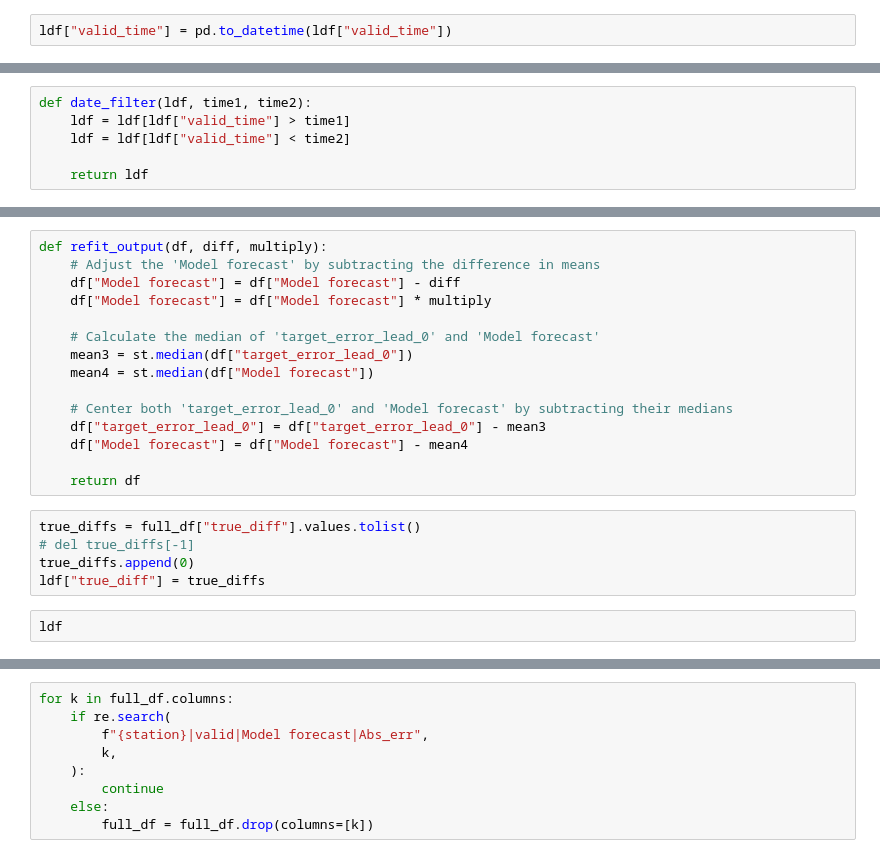
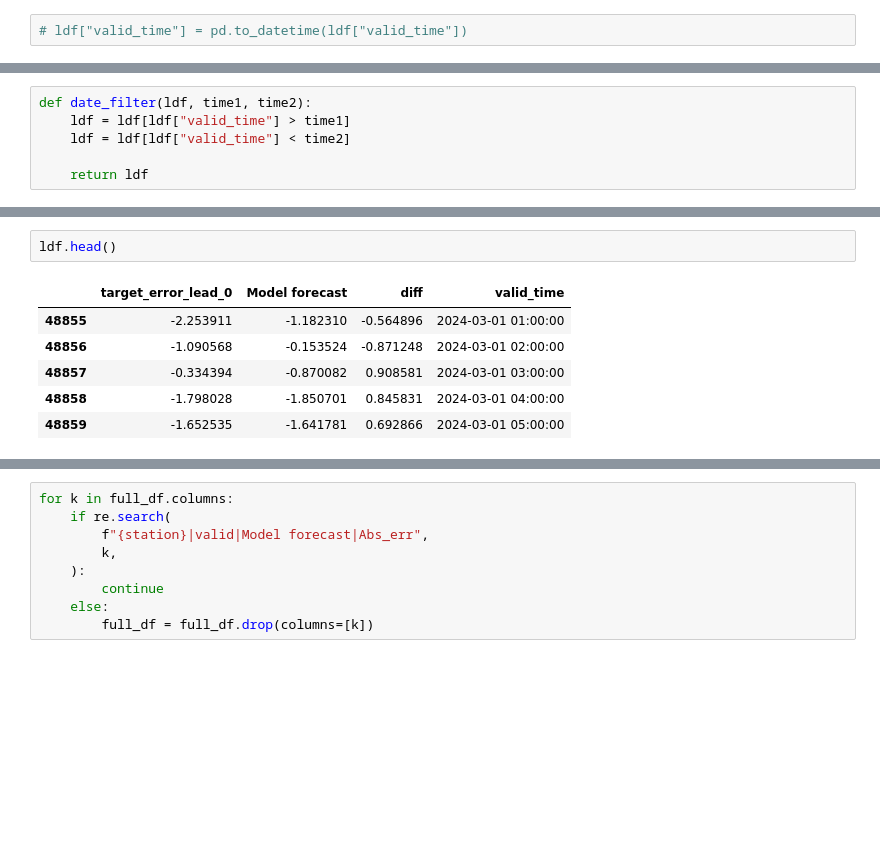
Before and after one commit to shmaronshmevans/nwp_bias, a Jupyter notebook: src/machine_learning/notebooks/visualize_error_metrics.ipynb, the cells around one changed output, grey strips where cells are left out. Cells and saved outputs as stored; diff of their text form; blank space fills up the shorter version.

```diff
--- a/src/machine_learning/notebooks/visualize_error_metrics.ipynb
+++ b/src/machine_learning/notebooks/visualize_error_metrics.ipynb
@@ -64,7 +76,7 @@ def which_fold(df, fold):
 
     return df_train["valid_time"], df_test["valid_time"], df_val["valid_time"]
 # %%
-ldf["valid_time"] = pd.to_datetime(ldf["valid_time"])
+# ldf["valid_time"] = pd.to_datetime(ldf["valid_time"])
 # %%
 df_train, df_test, df_val = which_fold(ldf, 4)
 # %%
@@ -420,22 +245,9 @@ def find_linear_coefficients(df):
-# %%
-def refit_output(df, diff, multiply):
-    # Adjust the 'Model forecast' by subtracting the difference in means
-    df["Model forecast"] = df["Model forecast"] - diff
-    df["Model forecast"] = df["Model forecast"] * multiply
-
-    # Calculate the median of 'target_error_lead_0' and 'Model forecast'
-    mean3 = st.median(df["target_error_lead_0"])
-    mean4 = st.median(df["Model forecast"])
-
-    # Center both 'target_error_lead_0' and 'Model forecast' by subtracting their medians
-    df["target_error_lead_0"] = df["target_error_lead_0"] - mean3
-    df["Model forecast"] = df["Model forecast"] - mean4
-
-    return df
-# %%
-true_diffs = full_df["true_diff"].values.tolist()
-# del true_diffs[-1]
-true_diffs.append(0)
-ldf["true_diff"] = true_diffs
 # %%
-ldf
+ldf.head()
+# %% [output]
+|  | target_error_lead_0 | Model forecast | diff | valid_time |
+| 48855 | -2.253911 | -1.182310 | -0.564896 | 2024-03-01 01:00:00 |
+| 48856 | -1.090568 | -0.153524 | -0.871248 | 2024-03-01 02:00:00 |
+| 48857 | -0.334394 | -0.870082 | 0.908581 | 2024-03-01 03:00:00 |
+| 48858 | -1.798028 | -1.850701 | 0.845831 | 2024-03-01 04:00:00 |
+| 48859 | -1.652535 | -1.641781 | 0.692866 | 2024-03-01 05:00:00 |
```
Also changed, not shown: parts of 39 cells of this notebook, 21 other files.
